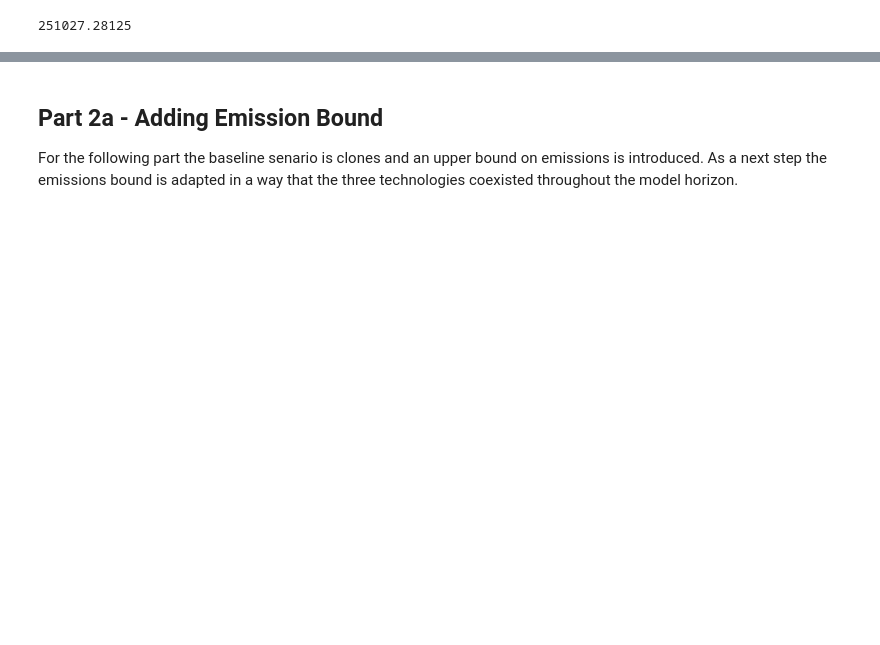
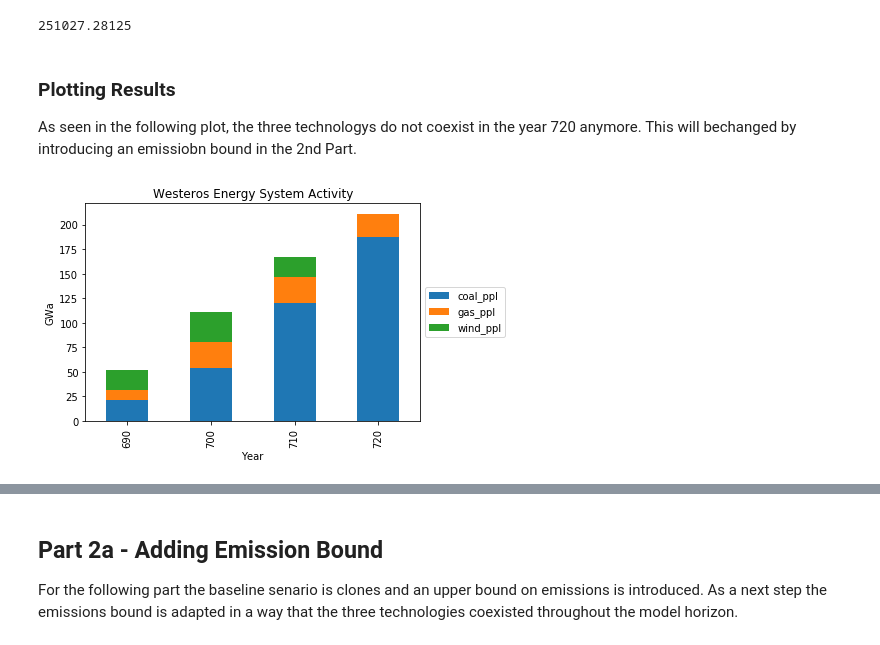
Before and after one commit to luisa-brueser/Third_homework_OpenSourceEnergyModeling, a Jupyter notebook: westeros/3rd_Homework_Gas.ipynb, the cells around one changed output, grey strips where cells are left out. Saved outputs shown, nothing was run; the diff lists cells and outputs as text; code cells hidden in the pictures; blank space fills up the shorter version.

```diff
--- a/westeros/3rd_Homework_Gas.ipynb
+++ b/westeros/3rd_Homework_Gas.ipynb
@@ -330,3 +332,13 @@ scenario.solve()
 scenario.var('OBJ')['lvl']
 # %% [output]
 251027.28125
+# %% [markdown]
+### Plotting Results
+As seen in the following plot, the three technologys do not coexist in the year 720 anymore. This will bechanged by introducing an emissiobn bound in the 2nd Part.
+# %%
+from tools import Plots
+p = Plots(scenario, country, firstyear=model_horizon[0])
+# %%
+p.plot_activity(baseyear=True, subset=['coal_ppl', 'wind_ppl', 'gas_ppl'])
+# %% [output]
+[figure, added]
```
Also changed, not shown: parts of 19 cells of this notebook.
